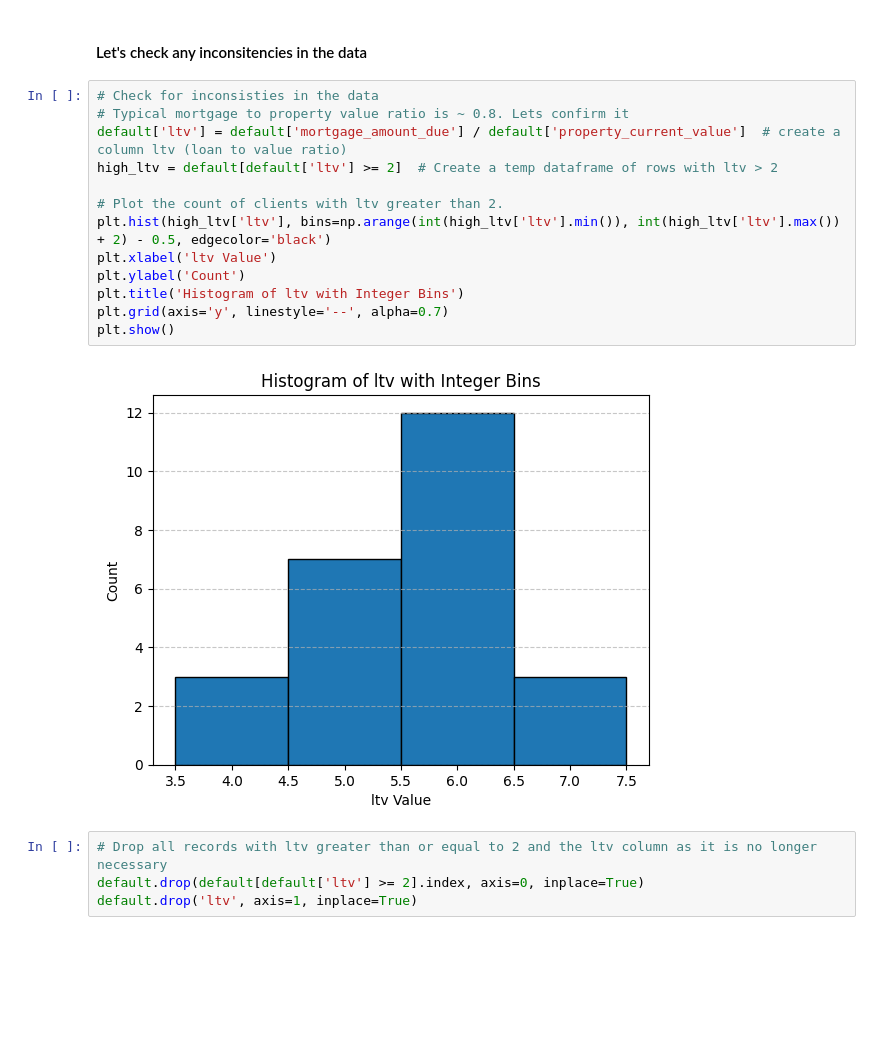
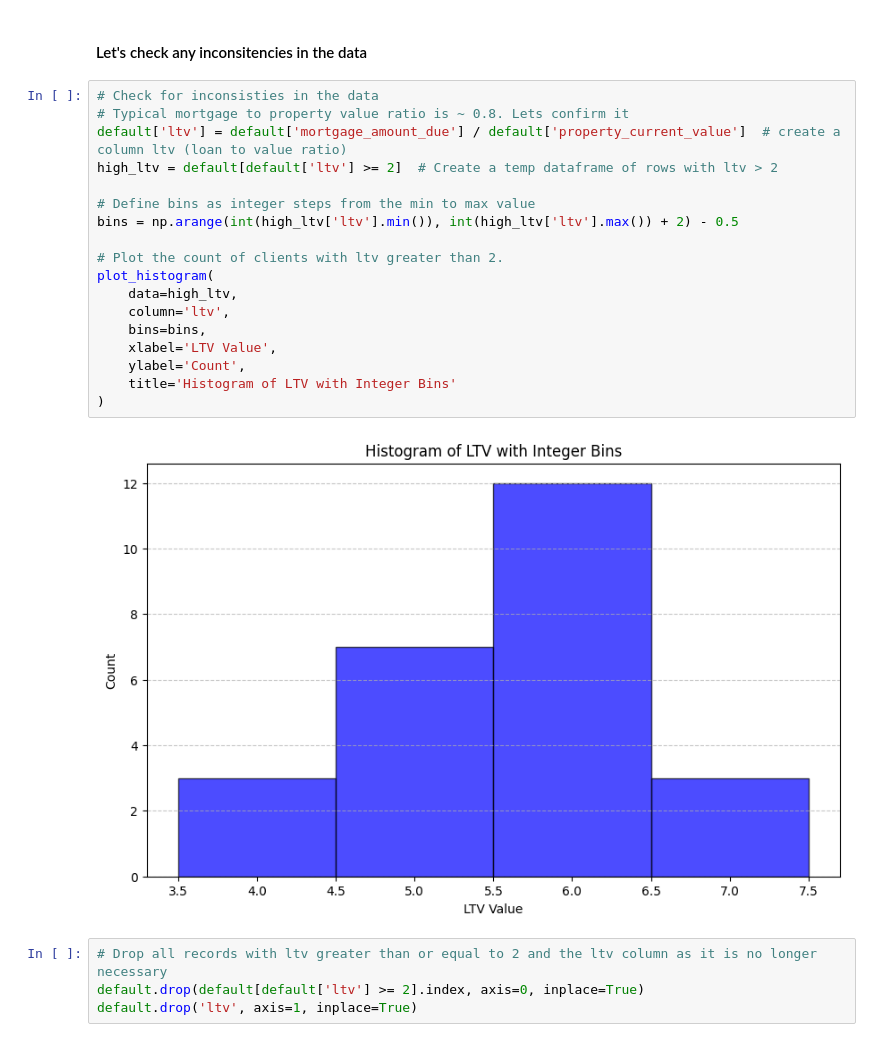
Before and after one commit to vmagar1729/analytiqbit, a Jupyter notebook: notebooks/Capstone_Project_Reference_Notebook_Loan_Default_Prediction_Full_Code.ipynb, the cells around one changed output. Saved outputs shown, nothing was run; the diff lists cells and outputs as text; blank space fills up the shorter version.

```diff
--- a/notebooks/Capstone_Project_Reference_Notebook_Loan_Default_Prediction_Full_Code.ipynb
+++ b/notebooks/Capstone_Project_Reference_Notebook_Loan_Default_Prediction_Full_Code.ipynb
@@ -819,18 +828,23 @@ Name: count, dtype: int64
 # %%
 # Check for inconsisties in the data
 # Typical mortgage to property value ratio is ~ 0.8. Lets confirm it
 default['ltv'] = default['mortgage_amount_due'] / default['property_current_value']  # create a column ltv (loan to value ratio)
 high_ltv = default[default['ltv'] >= 2]  # Create a temp dataframe of rows with ltv > 2
 
+# Define bins as integer steps from the min to max value
+bins = np.arange(int(high_ltv['ltv'].min()), int(high_ltv['ltv'].max()) + 2) - 0.5
+
 # Plot the count of clients with ltv greater than 2.
-plt.hist(high_ltv['ltv'], bins=np.arange(int(high_ltv['ltv'].min()), int(high_ltv['ltv'].max()) + 2) - 0.5, edgecolor='black')
-plt.xlabel('ltv Value')
-plt.ylabel('Count')
-plt.title('Histogram of ltv with Integer Bins')
-plt.grid(axis='y', linestyle='--', alpha=0.7)
-plt.show()
+plot_histogram(
+    data=high_ltv,
+    column='ltv',
+    bins=bins,
+    xlabel='LTV Value',
+    ylabel='Count',
+    title='Histogram of LTV with Integer Bins'
+)
 # %% [output]
-[figure, old version]
+[figure, new version]
 # %%
 # Drop all records with ltv greater than or equal to 2 and the ltv column as it is no longer necessary
 default.drop(default[default['ltv'] >= 2].index, axis=0, inplace=True)
```
Also changed, not shown: parts of 81 cells of this notebook, 1 other file.
